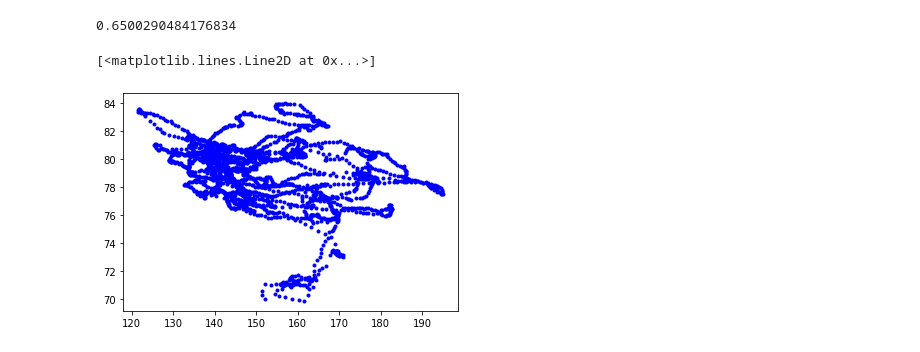
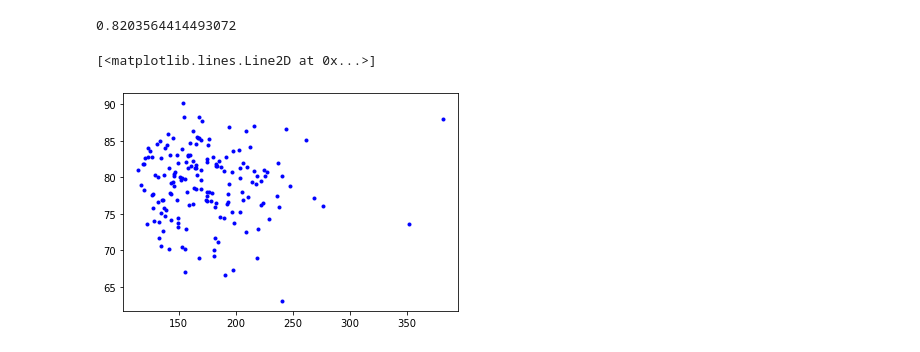
Before and after one commit to alanmitchell/specialized-data, a Jupyter notebook: analyze_fit.ipynb, the cells around one changed output. Saved outputs shown, nothing was run; the diff lists cells and outputs as text; code cells hidden in the pictures.

```diff
--- a/analyze_fit.ipynb
+++ b/analyze_fit.ipynb
@@ -2,7 +2,7 @@
 import pandas as pd
 import matplotlib.pyplot as plt
 # %%
-df = pd.read_csv('data/2022-06-07_16-37-14.csv')
+df = pd.read_csv('/home/tabb99/gdrive/Recreation/bike/fit-data/2022-06-12_17-40-52.csv')
 df.sample(5)
 # %% [output]
 |  | timestamp | motor_power | power | cadence | speed | distance | altitude | currAssist | curCurrentScale | ... |
@@ -65,10 +49,13 @@ df.query('power > 0 and motor_power == 0')
 # %%
 df.motor_power.sum() / df.power.sum()
 # %% [output]
-0.6500290484176834
+0.8203564414493072
 # %%
-dfp100 = df.query('power > 100')
-plt.plot(dfp100.power.rolling(100).mean(), dfp100.cadence.rolling(100).mean(), 'b.')
+dfp100 = df.query('power > 100').copy()
+dfp100.index = range(len(dfp100))
+dfp100['ix_bin'] = dfp100.index // 15
+dfp_avg = dfp100.groupby('ix_bin').mean()
+plt.plot(dfp_avg.power, dfp_avg.cadence, 'b.')
 # %% [output]
 [<matplotlib.lines.Line2D at 0x...>]
-[figure, old version]
+[figure, new version]
```
Also changed, not shown: parts of 9 cells of this notebook.
